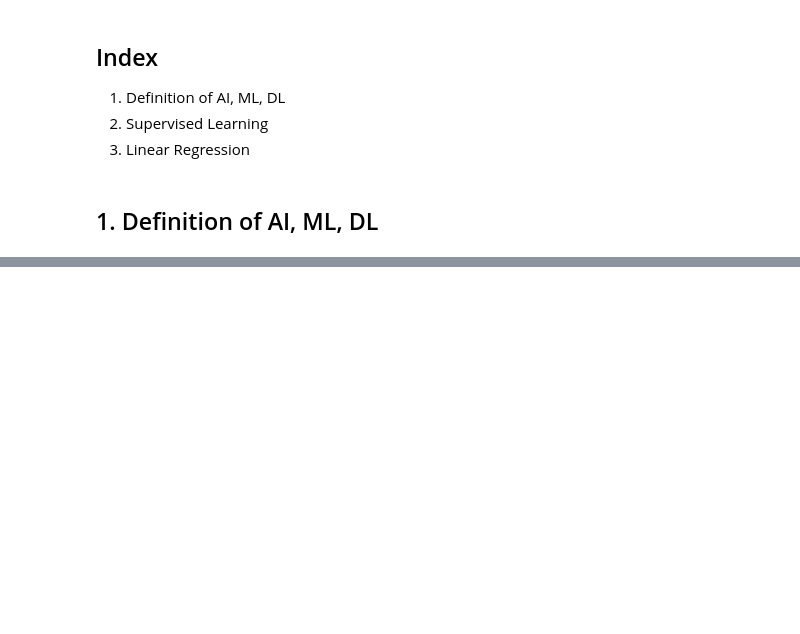
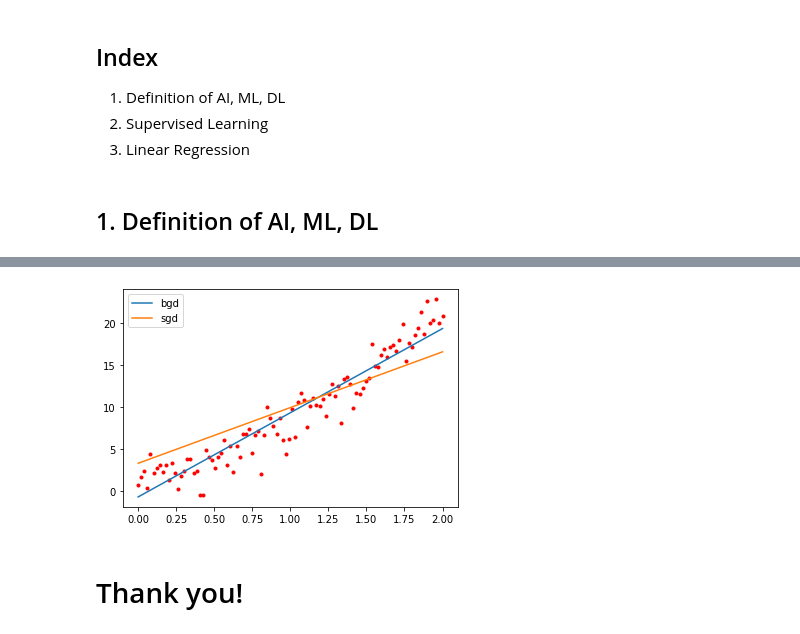
Before and after one commit to gnbhub/gnbai20211, a Jupyter notebook: lecturenote/week4-dohun.ipynb, the cells around one changed output, grey strips where cells are left out. Saved outputs shown, nothing was run; the diff lists cells and outputs as text; code cells hidden in the pictures; blank space fills up the shorter version.

```diff
--- a/lecturenote/week4-dohun.ipynb
+++ b/lecturenote/week4-dohun.ipynb
@@ -40,0 +196,17 @@ Week 4 : Machine Learning Basics, Linear Regression
+# %%
+def plot_line(w, x, label):
+    y = [w[0] + w[1] * xi for xi in x]
+    plt.plot(x, y, label=label)
+# %%
+x = np.linspace(0, 2)
+
+plt.plot(x_train, y_train, 'r.')
+plot_line(bgd.weight, x, 'bgd')
+plot_line(sgd.weight, x, 'sgd')
+
+plt.legend()
+plt.show()
+# %% [output]
+[figure, added]
+# %% [markdown]
+# Thank you!
```
Also changed, not shown: parts of 23 cells of this notebook, 1 other file.
